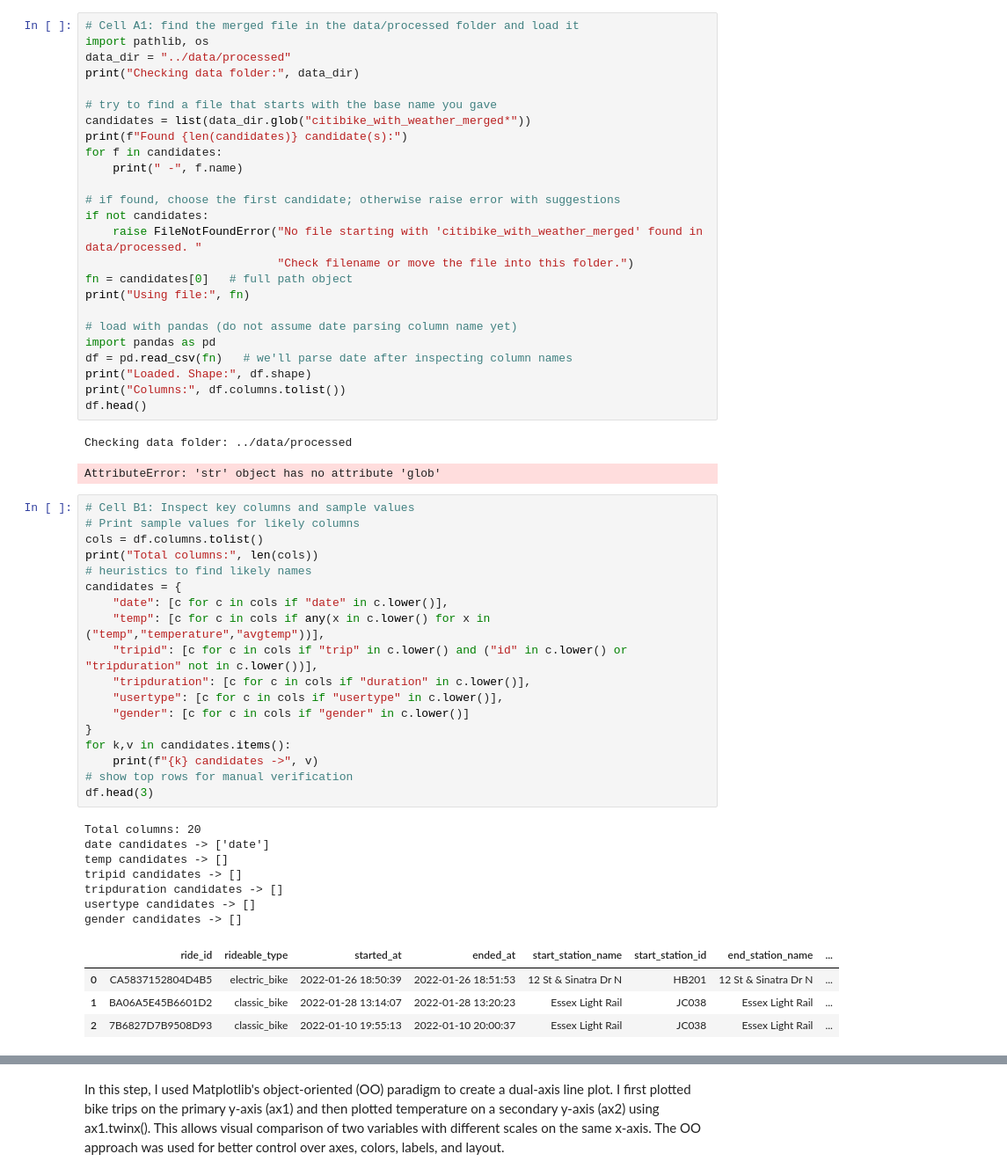
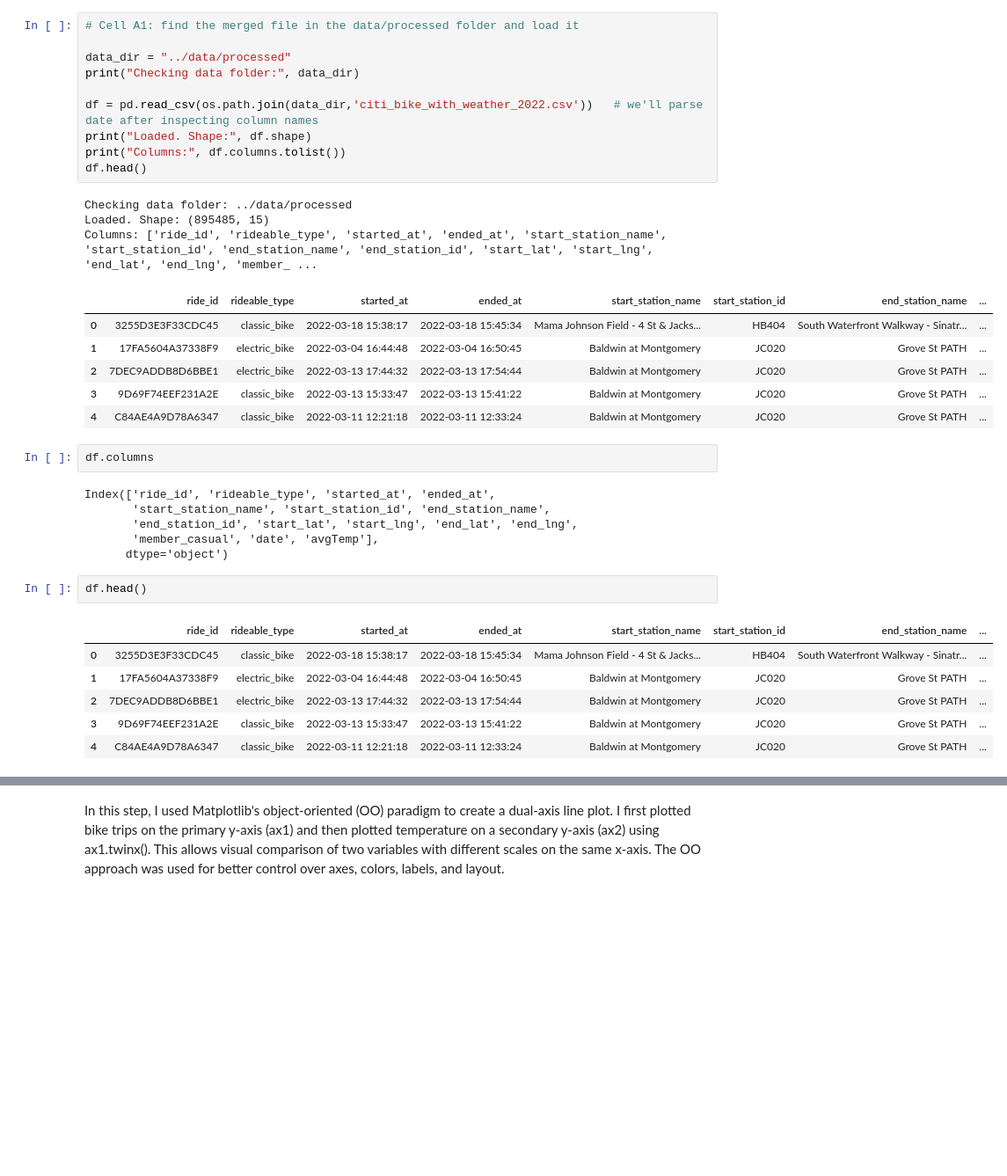
Before and after one commit to Biswajit1509/citi-bike-nyc-2022-dashboard, a Jupyter notebook: notebooks/2.3_fundamentals_of_visualization_libraries_Part 1.ipynb, the cells around one changed output, grey strips where cells are left out. Shown at 88% size. Saved outputs shown, nothing was run; the diff lists cells and outputs as text; blank space fills up the shorter version.

```diff
--- a/notebooks/2.3_fundamentals_of_visualization_libraries_Part 1.ipynb
+++ b/notebooks/2.3_fundamentals_of_visualization_libraries_Part 1.ipynb
@@ -68,59 +12,38 @@ Found 12 csv file(s) in this folder:
 # %%
 # Cell A1: find the merged file in the data/processed folder and load it
-import pathlib, os
+
 data_dir = "../data/processed"
 print("Checking data folder:", data_dir)
 
-# try to find a file that starts with the base name you gave
-candidates = list(data_dir.glob("citibike_with_weather_merged*"))
-print(f"Found {len(candidates)} candidate(s):")
-for f in candidates:
-    print(" -", f.name)
-
-# if found, choose the first candidate; otherwise raise error with suggestions
-if not candidates:
-    raise FileNotFoundError("No file starting with 'citibike_with_weather_merged' found in data/processed. "
-                            "Check filename or move the file into this folder.")
-fn = candidates[0]   # full path object
-print("Using file:", fn)
-
-# load with pandas (do not assume date parsing column name yet)
-import pandas as pd
-df = pd.read_csv(fn)   # we'll parse date after inspecting column names
+df = pd.read_csv(os.path.join(data_dir,'citi_bike_with_weather_2022.csv'))   # we'll parse date after inspecting column names
 print("Loaded. Shape:", df.shape)
 print("Columns:", df.columns.tolist())
 df.head()
 # %% [output]
 Checking data folder: ../data/processed
+Loaded. Shape: (895485, 15)
+Columns: ['ride_id', 'rideable_type', 'started_at', 'ended_at', 'start_station_name', 'start_station_id', 'end_station_name', 'end_station_id', 'start_lat', 'start_lng', 'end_lat', 'end_lng', 'member_ ...
-AttributeError: 'str' object has no attribute 'glob'
+|  | ride_id | rideable_type | started_at | ended_at | start_station_name | start_station_id | end_station_name | ... |
+| 0 | 3255D3E3F33CDC45 | classic_bike | 2022-03-18 15:38:17 | 2022-03-18 15:45:34 | Mama Johnson Field - 4 St & Jacks... | HB404 | South Waterfront Walkway - Sinatr... | ... |
+| 1 | 17FA5604A37338F9 | electric_bike | 2022-03-04 16:44:48 | 2022-03-04 16:50:45 | Baldwin at Montgomery | JC020 | Grove St PATH | ... |
+| 2 | 7DEC9ADDB8D6BBE1 | electric_bike | 2022-03-13 17:44:32 | 2022-03-13 17:54:44 | Baldwin at Montgomery | JC020 | Grove St PATH | ... |
+| 3 | 9D69F74EEF231A2E | classic_bike | 2022-03-13 15:33:47 | 2022-03-13 15:41:22 | Baldwin at Montgomery | JC020 | Grove St PATH | ... |
+| 4 | C84AE4A9D78A6347 | classic_bike | 2022-03-11 12:21:18 | 2022-03-11 12:33:24 | Baldwin at Montgomery | JC020 | Grove St PATH | ... |
+# %%
+df.columns
+# %% [output]
+Index(['ride_id', 'rideable_type', 'started_at', 'ended_at',
+       'start_station_name', 'start_station_id', 'end_station_name',
+       'end_station_id', 'start_lat', 'start_lng', 'end_lat', 'end_lng',
+       'member_casual', 'date', 'avgTemp'],
+      dtype='object')
 # %%
-# Cell B1: Inspect key columns and sample values
-# Print sample values for likely columns
-cols = df.columns.tolist()
-print("Total columns:", len(cols))
-# heuristics to find likely names
-candidates = {
-    "date": [c for c in cols if "date" in c.lower()],
-    "temp": [c for c in cols if any(x in c.lower() for x in ("temp","temperature","avgtemp"))],
-    "tripid": [c for c in cols if "trip" in c.lower() and ("id" in c.lower() or "tripduration" not in c.lower())],
-    "tripduration": [c for c in cols if "duration" in c.lower()],
-    "usertype": [c for c in cols if "usertype" in c.lower()],
-    "gender": [c for c in cols if "gender" in c.lower()]
-}
-for k,v in candidates.items():
-    print(f"{k} candidates ->", v)
-# show top rows for manual verification
-df.head(3)
+df.head()
 # %% [output]
-Total columns: 20
-date candidates -> ['date']
-temp candidates -> []
-tripid candidates -> []
-tripduration candidates -> []
-usertype candidates -> []
-gender candidates -> []
 |  | ride_id | rideable_type | started_at | ended_at | start_station_name | start_station_id | end_station_name | ... |
-| 0 | CA5837152804D4B5 | electric_bike | 2022-01-26 18:50:39 | 2022-01-26 18:51:53 | 12 St & Sinatra Dr N | HB201 | 12 St & Sinatra Dr N | ... |
-| 1 | BA06A5E45B6601D2 | classic_bike | 2022-01-28 13:14:07 | 2022-01-28 13:20:23 | Essex Light Rail | JC038 | Essex Light Rail | ... |
-| 2 | 7B6827D7B9508D93 | classic_bike | 2022-01-10 19:55:13 | 2022-01-10 20:00:37 | Essex Light Rail | JC038 | Essex Light Rail | ... |
+| 0 | 3255D3E3F33CDC45 | classic_bike | 2022-03-18 15:38:17 | 2022-03-18 15:45:34 | Mama Johnson Field - 4 St & Jacks... | HB404 | South Waterfront Walkway - Sinatr... | ... |
+| 1 | 17FA5604A37338F9 | electric_bike | 2022-03-04 16:44:48 | 2022-03-04 16:50:45 | Baldwin at Montgomery | JC020 | Grove St PATH | ... |
+| 2 | 7DEC9ADDB8D6BBE1 | electric_bike | 2022-03-13 17:44:32 | 2022-03-13 17:54:44 | Baldwin at Montgomery | JC020 | Grove St PATH | ... |
+| 3 | 9D69F74EEF231A2E | classic_bike | 2022-03-13 15:33:47 | 2022-03-13 15:41:22 | Baldwin at Montgomery | JC020 | Grove St PATH | ... |
+| 4 | C84AE4A9D78A6347 | classic_bike | 2022-03-11 12:21:18 | 2022-03-11 12:33:24 | Baldwin at Montgomery | JC020 | Grove St PATH | ... |
 # %%
```
Also changed, not shown: parts of 17 cells of this notebook, 7 other files.
